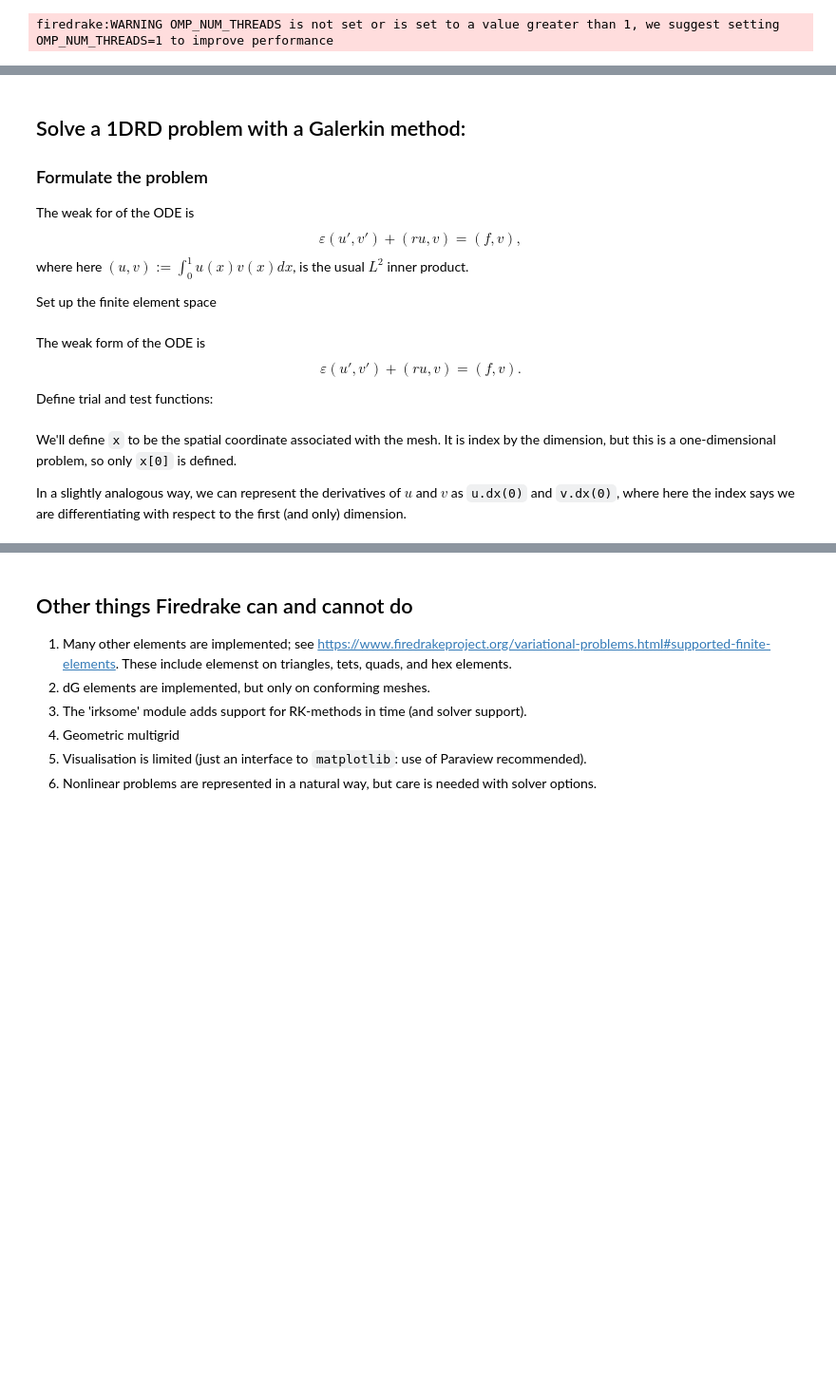
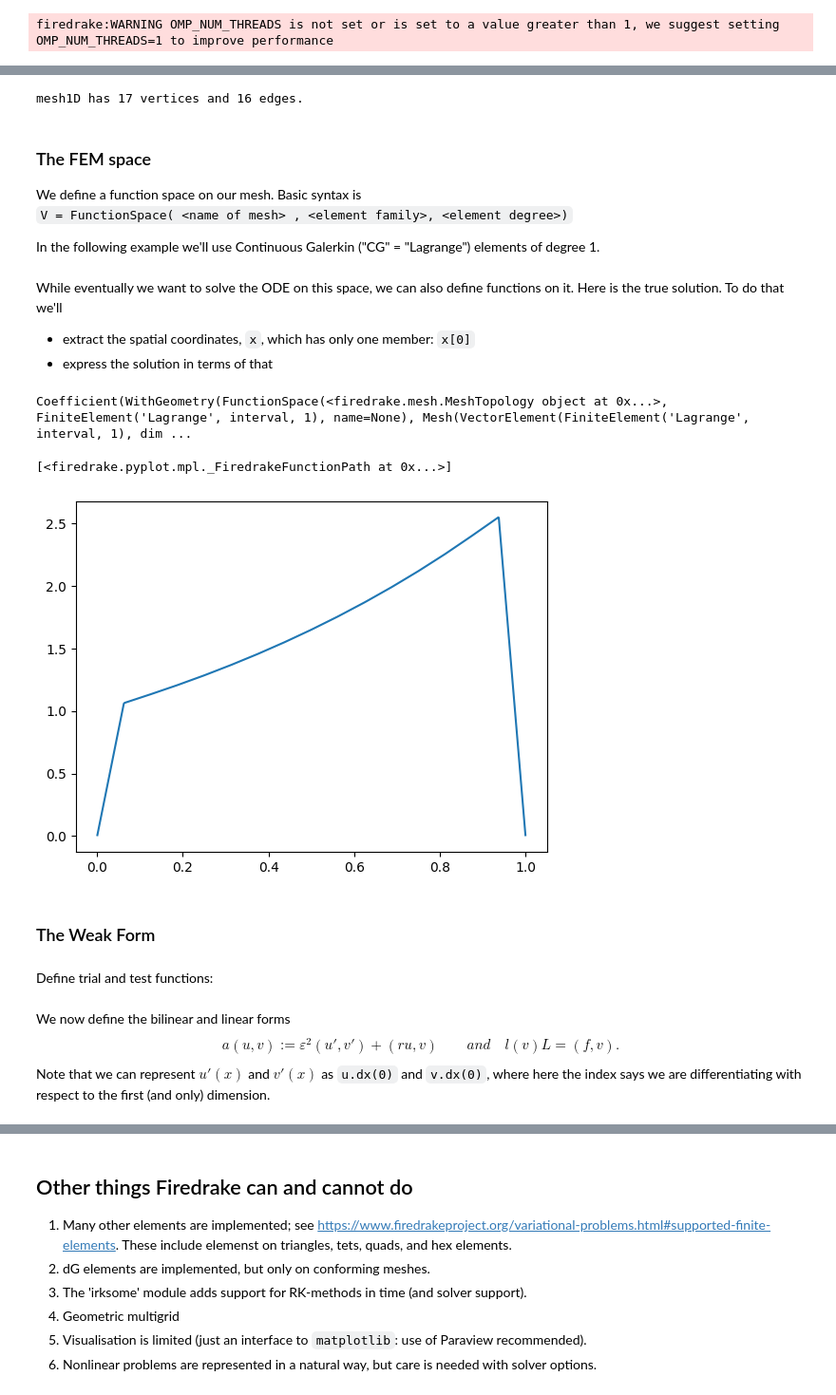
Before and after one commit to niallmadden/niallmadden.github.io, a Jupyter notebook: SPPs_Firedrake.ipynb, the cells around one changed output, grey strips where cells are left out. Shown at 95% size. Saved outputs shown, nothing was run; the diff lists cells and outputs as text; code cells hidden in the pictures; blank space fills up the shorter version.

```diff
--- a/SPPs_Firedrake.ipynb
+++ b/SPPs_Firedrake.ipynb
@@ -91,9 +97,12 @@ mesh1D = UnitIntervalMesh(N)
+# %%
+print(f"mesh1D has {mesh1D.num_vertices()} vertices and {mesh1D.num_cells()} edges.")
+# %% [output]
+mesh1D has 17 vertices and 16 edges.
 # %% [markdown]
-## Solve a 1DRD problem with a  Galerkin method:
+### The FEM space
 
-### Formulate the problem
-The weak for of the ODE is $$\varepsilon (u',v') + (ru,v) = (f,v),$$
-where here $(u,v):=\int_0^1 u(x)v(x) dx$, is the usual $L^2$ inner product.
+We define a function space on our mesh. Basic syntax is \
+`V = FunctionSpace( <name of mesh> , <element family>, <element degree>)`
 
-Set up the finite element space
+In the following example we'll use Continuous Galerkin ("CG" = "Lagrange") elements of degree 1.
 # %%
@@ -102,12 +110,31 @@ V = FunctionSpace(mesh1D, Ue)
+# %% [markdown]
+While eventually we want to solve the ODE on this space, we can also define functions on it. Here is the true solution. To do that we'll
+* extract the spatial coordinates, `x`, which has only one member: `x[0]`
+* express the solution in terms of that
+# %%
+u_true = Function(V)
+x = SpatialCoordinate(V)
+u_true.interpolate( exp(x[0])/(1-epsilon**2) + (exp((x[0]-1)/epsilon)*(exp(1.0)-exp(-1.0/epsilon)) + \
+      exp(-x[0]/epsilon)*(1 - exp((epsilon-1)/epsilon)))/(1-epsilon**2)*(exp(-2/epsilon) -1) )
+# %% [output]
+Coefficient(WithGeometry(FunctionSpace(<firedrake.mesh.MeshTopology object at 0x...>, FiniteElement('Lagrange', interval, 1), name=None), Mesh(VectorElement(FiniteElement('Lagrange', interval, 1), dim ...
+# %%
+plot(u_true)
+# %% [output]
+[<firedrake.pyplot.mpl._FiredrakeFunctionPath at 0x...>]
+[figure, added]
+# %% [markdown]
+### The Weak Form
 # %% [markdown]
-The weak form of the ODE is $$\varepsilon (u',v') + (ru,v) = (f,v).$$
-
 Define trial and test functions:
 # %%
 u = TrialFunction(V)
 v = TestFunction(V)
 # %% [markdown]
-We'll define `x` to be the spatial coordinate associated with the mesh. It is index by the dimension, but this is a one-dimensional problem, so only `x[0]` is defined.
-
-In a slightly analogous way, we can represent the derivatives of $u$ and $v$ as `u.dx(0)` and `v.dx(0)`, where here the index says we are differentiating with respect to the first (and only) dimension.
+We now define the bilinear and linear forms
+$$ a(u,v) := \varepsilon^2(u',v') + (ru,v)
+\qquad and \quad
+l(v) L= (f,v).
+$$
+Note that we can represent $u'(x)$ and $v'(x)$ as `u.dx(0)` and `v.dx(0)`, where here the index says we are differentiating with respect to the first (and only) dimension.
 # %%
```
Also changed, not shown: parts of 30 cells of this notebook, 1 other file.
